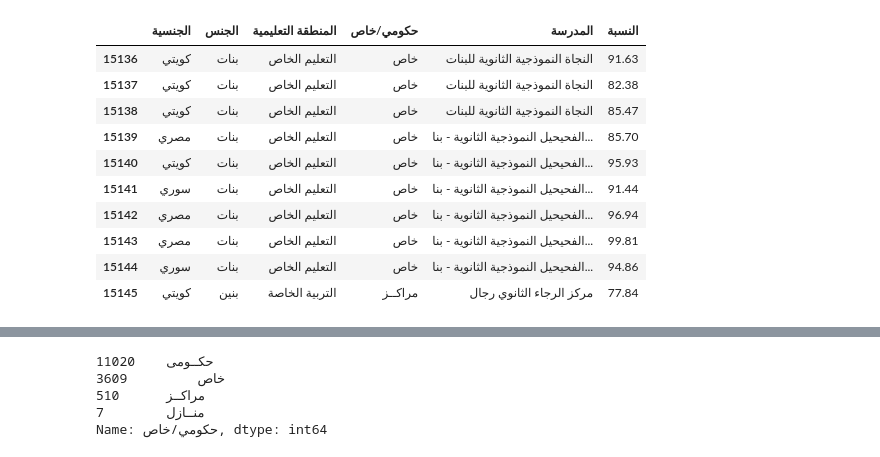
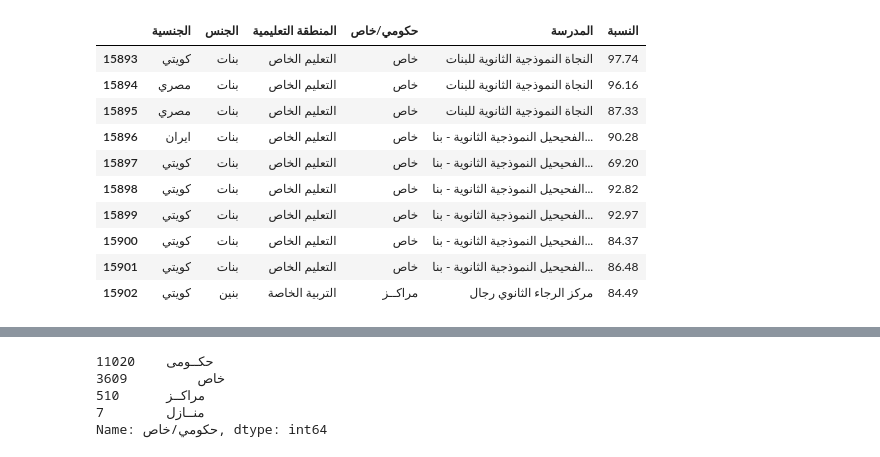
Before and after one commit to alsaibie/KuwaitEDUStats, a Jupyter notebook: DataAnalysis.ipynb, the cells around one changed output, grey strips where cells are left out. Drawn from its saved outputs; the diff is of its cells as text; code cells hidden in the pictures.

```diff
--- a/DataAnalysis.ipynb
+++ b/DataAnalysis.ipynb
@@ -9,24 +9,24 @@ plt.style.use('ggplot')
 %matplotlib inline
 # %%
 #2018
-df_2018_stem_clean = pd.read_excel("sorted_data/Master_STEM_clean.xlsx", sheet_name='2018')
+df_2018_stem_clean = pd.read_excel("sorted_data/Master_STEM_clean.xlsx", sheet_name='2016')
 # df_2017_stem_clean = pd.read_excel("sorted_data/Master_STEM_clean.xlsx", sheet_name='2017')
 # df_2016_stem_clean = pd.read_excel("sorted_data/Master_STEM_clean.xlsx", sheet_name='2016')
 display(df_2018_stem_clean.tail(10))
 # display(df_2017_stem_clean.tail(10))
 # display(df_2016_stem_clean.tail(10))
 # %% [output]
 |  | الجنسية | الجنس | المنطقة التعليمية | حكومي/خاص | المدرسة | النسبة |
-| 15136 | كويتي | بنات | التعليم الخاص | خاص | النجاة النموذجية الثانوية للبنات | 91.63 |
-| 15137 | كويتي | بنات | التعليم الخاص | خاص | النجاة النموذجية الثانوية للبنات | 82.38 |
-| 15138 | كويتي | بنات | التعليم الخاص | خاص | النجاة النموذجية الثانوية للبنات | 85.47 |
-| 15139 | مصري | بنات | التعليم الخاص | خاص | الفحيحيل النموذجية الثانوية - بنا... | 85.70 |
-| 15140 | كويتي | بنات | التعليم الخاص | خاص | الفحيحيل النموذجية الثانوية - بنا... | 95.93 |
-| 15141 | سوري | بنات | التعليم الخاص | خاص | الفحيحيل النموذجية الثانوية - بنا... | 91.44 |
-| 15142 | مصري | بنات | التعليم الخاص | خاص | الفحيحيل النموذجية الثانوية - بنا... | 96.94 |
-| 15143 | مصري | بنات | التعليم الخاص | خاص | الفحيحيل النموذجية الثانوية - بنا... | 99.81 |
-| 15144 | سوري | بنات | التعليم الخاص | خاص | الفحيحيل النموذجية الثانوية - بنا... | 94.86 |
-| 15145 | كويتي | بنين | التربية الخاصة | مراكــز | مركز الرجاء الثانوي رجال | 77.84 |
+| 15893 | كويتي | بنات | التعليم الخاص | خاص | النجاة النموذجية الثانوية للبنات | 97.74 |
+| 15894 | مصري | بنات | التعليم الخاص | خاص | النجاة النموذجية الثانوية للبنات | 96.16 |
+| 15895 | مصري | بنات | التعليم الخاص | خاص | النجاة النموذجية الثانوية للبنات | 87.33 |
+| 15896 | ايران | بنات | التعليم الخاص | خاص | الفحيحيل النموذجية الثانوية - بنا... | 90.28 |
+| 15897 | كويتي | بنات | التعليم الخاص | خاص | الفحيحيل النموذجية الثانوية - بنا... | 69.20 |
+| 15898 | كويتي | بنات | التعليم الخاص | خاص | الفحيحيل النموذجية الثانوية - بنا... | 92.82 |
+| 15899 | كويتي | بنات | التعليم الخاص | خاص | الفحيحيل النموذجية الثانوية - بنا... | 92.97 |
+| 15900 | كويتي | بنات | التعليم الخاص | خاص | الفحيحيل النموذجية الثانوية - بنا... | 84.37 |
+| 15901 | كويتي | بنات | التعليم الخاص | خاص | الفحيحيل النموذجية الثانوية - بنا... | 86.48 |
+| 15902 | كويتي | بنين | التربية الخاصة | مراكــز | مركز الرجاء الثانوي رجال | 84.49 |
 # %%
 # Disection
 df_2018_stem_local = df_2018_stem_clean.loc[df_2018_stem_clean[u'الجنسية'] == u'كويتي']
```
Also changed, not shown: parts of 3 cells of this notebook, 1 other file.
